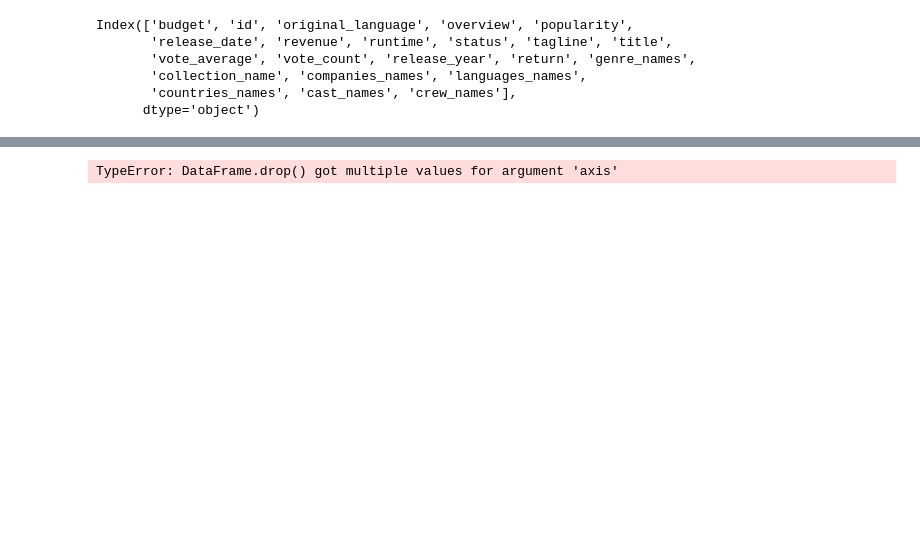
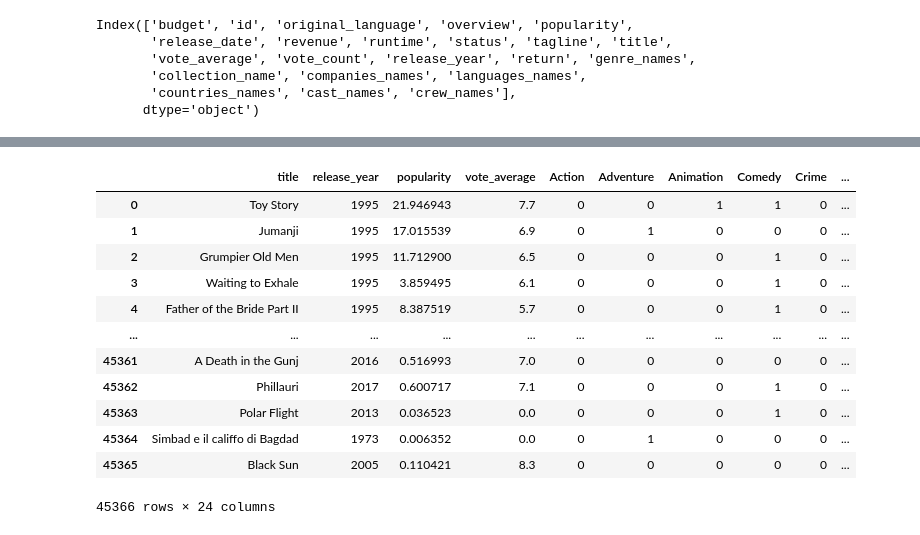
Before and after one commit to pacokrapo/fastAPI, a Jupyter notebook: modeloML.ipynb, the cells around one changed output, grey strips where cells are left out. Saved outputs shown, nothing was run; the diff lists cells and outputs as text; code cells hidden in the pictures; blank space fills up the shorter version.

```diff
--- a/modeloML.ipynb
+++ b/modeloML.ipynb
@@ -59,4 +64,20 @@ DatosCompanies = pd.DataFrame(DataCodificada2, columns=mlb2.classes_)
 # %%
-DatasetMML.drop("companies_names", "genre_names", axis=1)
+DatasetMML = DatasetMML.drop("genre_names", axis=1)
-# %% [output]
-TypeError: DataFrame.drop() got multiple values for argument 'axis'
+# %%
+DatasetMML = pd.concat([DatasetMML, DatosGenre], axis=1)
+# %%
+DatasetMML
+# %% [output]
+|  | title | release_year | popularity | vote_average | Action | Adventure | Animation | Comedy | Crime | ... |
+| 0 | Toy Story | 1995 | 21.946943 | 7.7 | 0 | 0 | 1 | 1 | 0 | ... |
+| 1 | Jumanji | 1995 | 17.015539 | 6.9 | 0 | 1 | 0 | 0 | 0 | ... |
+| 2 | Grumpier Old Men | 1995 | 11.712900 | 6.5 | 0 | 0 | 0 | 1 | 0 | ... |
+| 3 | Waiting to Exhale | 1995 | 3.859495 | 6.1 | 0 | 0 | 0 | 1 | 0 | ... |
+| 4 | Father of the Bride Part II | 1995 | 8.387519 | 5.7 | 0 | 0 | 0 | 1 | 0 | ... |
+| ... | ... | ... | ... | ... | ... | ... | ... | ... | ... | ... |
+| 45361 | A Death in the Gunj | 2016 | 0.516993 | 7.0 | 0 | 0 | 0 | 0 | 0 | ... |
+| 45362 | Phillauri | 2017 | 0.600717 | 7.1 | 0 | 0 | 0 | 1 | 0 | ... |
+| 45363 | Polar Flight | 2013 | 0.036523 | 0.0 | 0 | 0 | 0 | 1 | 0 | ... |
+| 45364 | Simbad e il califfo di Bagdad | 1973 | 0.006352 | 0.0 | 0 | 1 | 0 | 0 | 0 | ... |
+| 45365 | Black Sun | 2005 | 0.110421 | 8.3 | 0 | 0 | 0 | 0 | 0 | ... |
+45366 rows × 24 columns
```
Also changed, not shown: parts of 19 cells of this notebook, 3 other files.
